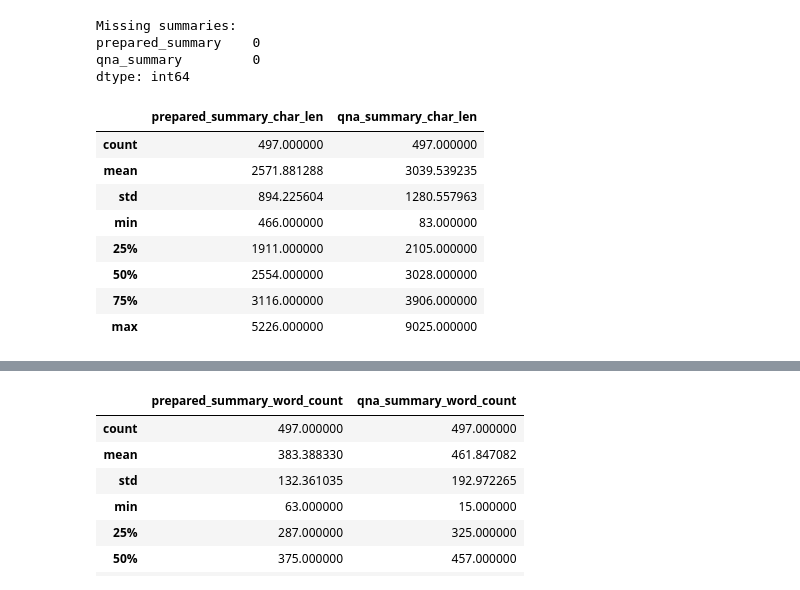
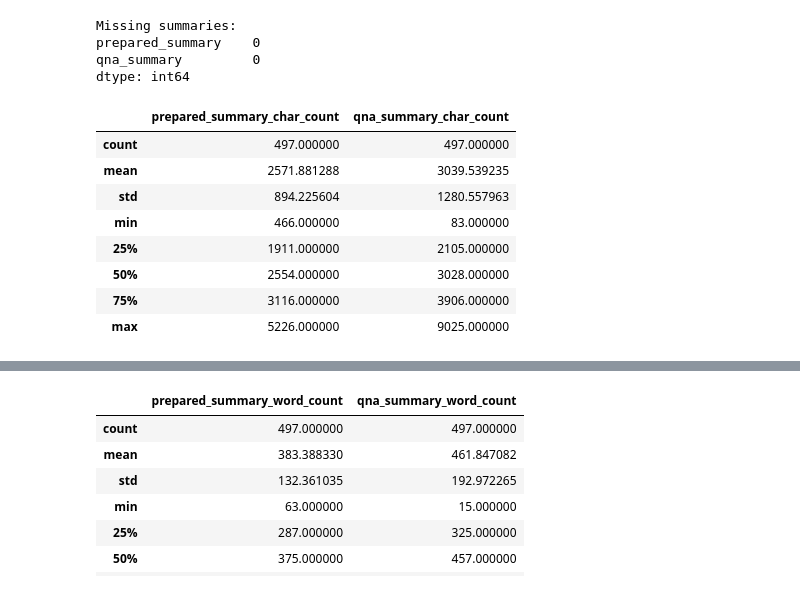
Before and after one commit to Seaner71/earnings-call-nlp, a Jupyter notebook: notebooks/03_summary_validation_analysis.ipynb, the cells around one changed output, grey strips where cells are left out. Drawn from its saved outputs; the diff is of its cells as text; code cells hidden in the pictures.

```diff
--- a/notebooks/03_summary_validation_analysis.ipynb
+++ b/notebooks/03_summary_validation_analysis.ipynb
@@ -14,3 +7,8 @@ SUMMARY_FILE
+# %%
+PROJECT_ROOT = Path.cwd().parent
+OUTPUT_DIR = PROJECT_ROOT / "outputs"
+
+SUMMARY_FILE = OUTPUT_DIR / "earnings_summaries.csv"
 # %%
 df = pd.read_csv(SUMMARY_FILE)
 df.head(2)
@@ -40,13 +38,18 @@ prepared_summary    0
 qna_summary         0
 dtype: int64
 # %%
-for col in summary_cols:
-    df[f"{col}_char_len"] = df[col].fillna("").str.len()
+def char_count(text):
+    if not isinstance(text, str):
+        return 0
+    return len(text)
+# %%
+df["prepared_summary_char_count"] = df["prepared_summary"].apply(word_count)
+df["qna_summary_char_count"] = df["qna_summary"].apply(word_count)
 # %%
 #character len seem is higher than expected for 4-6 bullet points
-df[[f"{c}_char_len" for c in summary_cols]].describe()
+df[[f"{c}_char_count" for c in summary_cols]].describe()
 # %% [output]
-|  | prepared_summary_char_len | qna_summary_char_len |
+|  | prepared_summary_char_count | qna_summary_char_count |
 | count | 497.000000 | 497.000000 |
 | mean | 2571.881288 | 3039.539235 |
 | std | 894.225604 | 1280.557963 |
```
Also changed, not shown: parts of 27 cells of this notebook.
